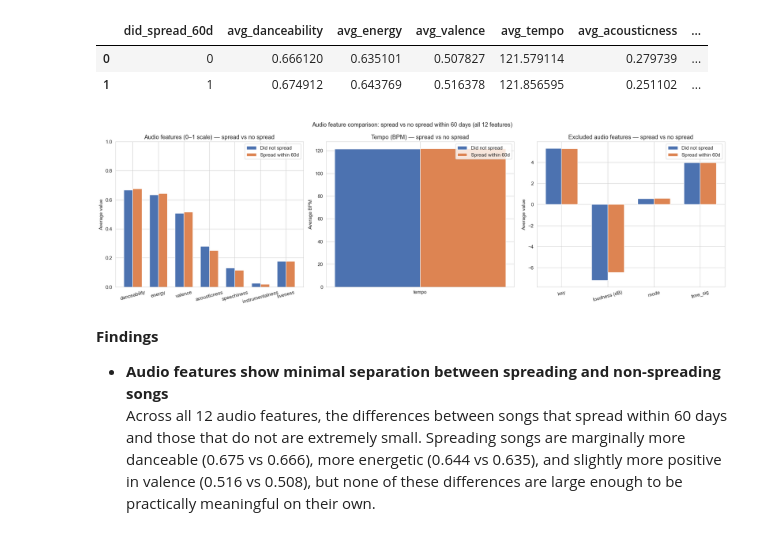
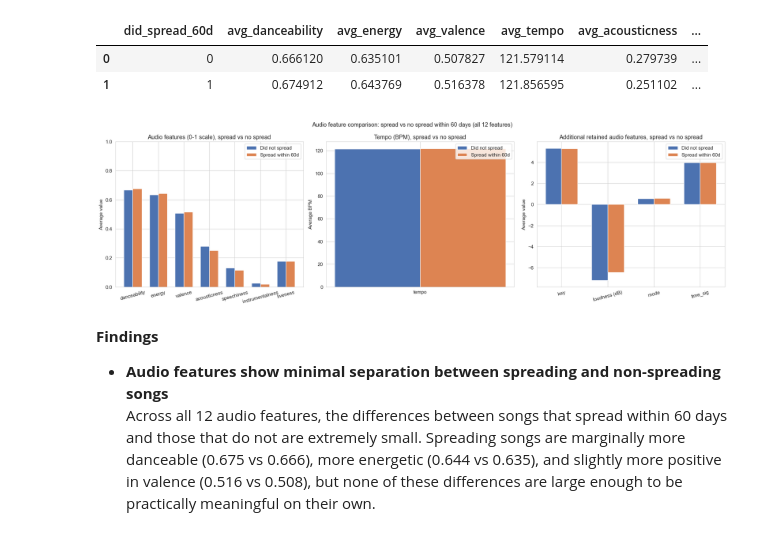
Before and after one commit to mchlkan/ML_Group_AB, a Jupyter notebook: notebooks/02_EDA.ipynb, the cells around one changed output. Saved outputs shown, nothing was run; the diff lists cells and outputs as text; code cells hidden in the pictures.

```diff
--- a/notebooks/02_EDA.ipynb
+++ b/notebooks/02_EDA.ipynb
@@ -3335,7 +3317,7 @@ audio_spread_df
 # Plot audio features split into three panels:
 # Panel 1: 0-1 scaled features
 # Panel 2: tempo separately (0-220 scale)
-# Panel 3: additional features (key, loudness, mode, time_signature) on separate scales
+# Panel 3: additional retained features (key, loudness, mode, time_signature) on separate scales
 
 features_0_1 = [
     "avg_danceability", "avg_energy", "avg_valence",
@@ -3349,7 +3331,7 @@ no_spread_0_1 = audio_spread_df[audio_spread_df["did_spread_60d"] == 0][features
 spread_tempo = audio_spread_df[audio_spread_df["did_spread_60d"] == 1]["avg_tempo"].values[0]
 no_spread_tempo = audio_spread_df[audio_spread_df["did_spread_60d"] == 0]["avg_tempo"].values[0]
 
-# Extra features
+# Additional retained features
 extra_features = ["avg_key", "avg_loudness", "avg_mode", "avg_time_signature"]
 extra_labels = ["key", "loudness (dB)", "mode", "time_sig"]
 spread_extra = audio_spread_df[audio_spread_df["did_spread_60d"] == 1][extra_features].values[0]
@@ -3361,38 +3343,38 @@ width = 0.35
 # Panel 1: 0-1 features
 x = range(len(labels_0_1))
 axes[0].bar([i - width/2 for i in x], no_spread_0_1, width, label="Did not spread", color="#4C72B0")
 axes[0].bar([i + width/2 for i in x], spread_0_1, width, label="Spread within 60d", color="#DD8452")
 axes[0].set_xticks(list(x))
 axes[0].set_xticklabels(labels_0_1, rotation=15)
-axes[0].set_title("Audio features (0\u20131 scale) \u2014 spread vs no spread")
+axes[0].set_title("Audio features (0-1 scale), spread vs no spread")
 axes[0].set_ylabel("Average value")
 axes[0].set_ylim(0, 1)
 axes[0].legend()
 
 # Panel 2: tempo
 axes[1].bar([0 - width/2], [no_spread_tempo], width, label="Did not spread", color="#4C72B0")
 axes[1].bar([0 + width/2], [spread_tempo], width, label="Spread within 60d", color="#DD8452")
 axes[1].set_xticks([0])
 axes[1].set_xticklabels(["tempo"])
-axes[1].set_title("Tempo (BPM) \u2014 spread vs no spread")
+axes[1].set_title("Tempo (BPM), spread vs no spread")
 axes[1].set_ylabel("Average BPM")
 axes[1].legend()
 
-# Panel 3: additional features (different scales)
+# Panel 3: additional retained features (different scales)
 x3 = range(len(extra_labels))
 axes[2].bar([i - width/2 for i in x3], no_spread_extra, width, label="Did not spread", color="#4C72B0")
 axes[2].bar([i + width/2 for i in x3], spread_extra, width, label="Spread within 60d", color="#DD8452")
 axes[2].set_xticks(list(x3))
 axes[2].set_xticklabels(extra_labels, rotation=15)
-axes[2].set_title("Excluded audio features \u2014 spread vs no spread")
+axes[2].set_title("Additional retained audio features, spread vs no spread")
 axes[2].set_ylabel("Average value")
 axes[2].legend()
 
 plt.suptitle("Audio feature comparison: spread vs no spread within 60 days (all 12 features)", fontsize=13)
 plt.tight_layout()
 plt.show()
 # %% [output]
-[figure, old version]
+[figure, new version]
 # %% [markdown]
 **Findings**
 
```
Also changed, not shown: parts of 15 cells of this notebook.
